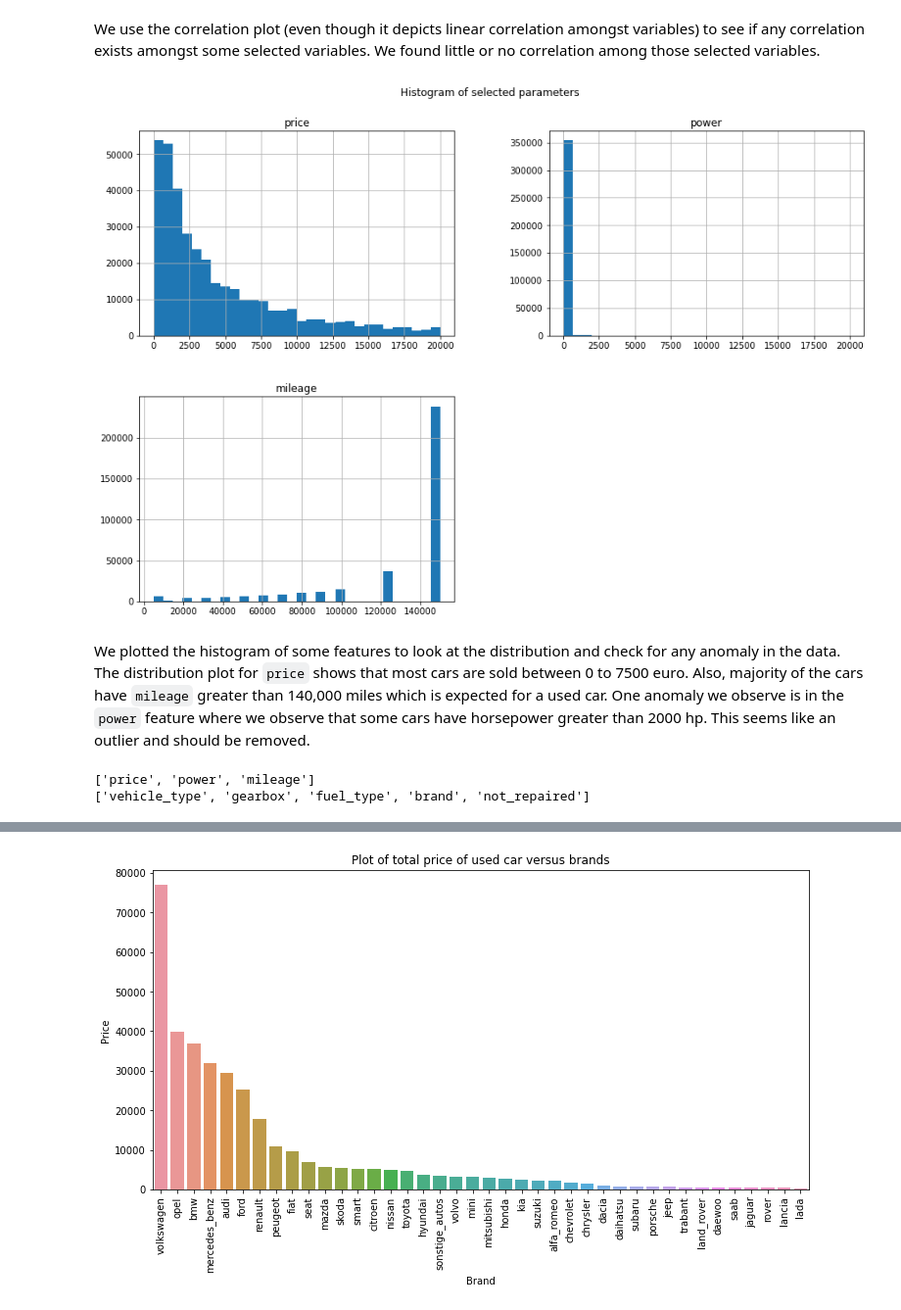
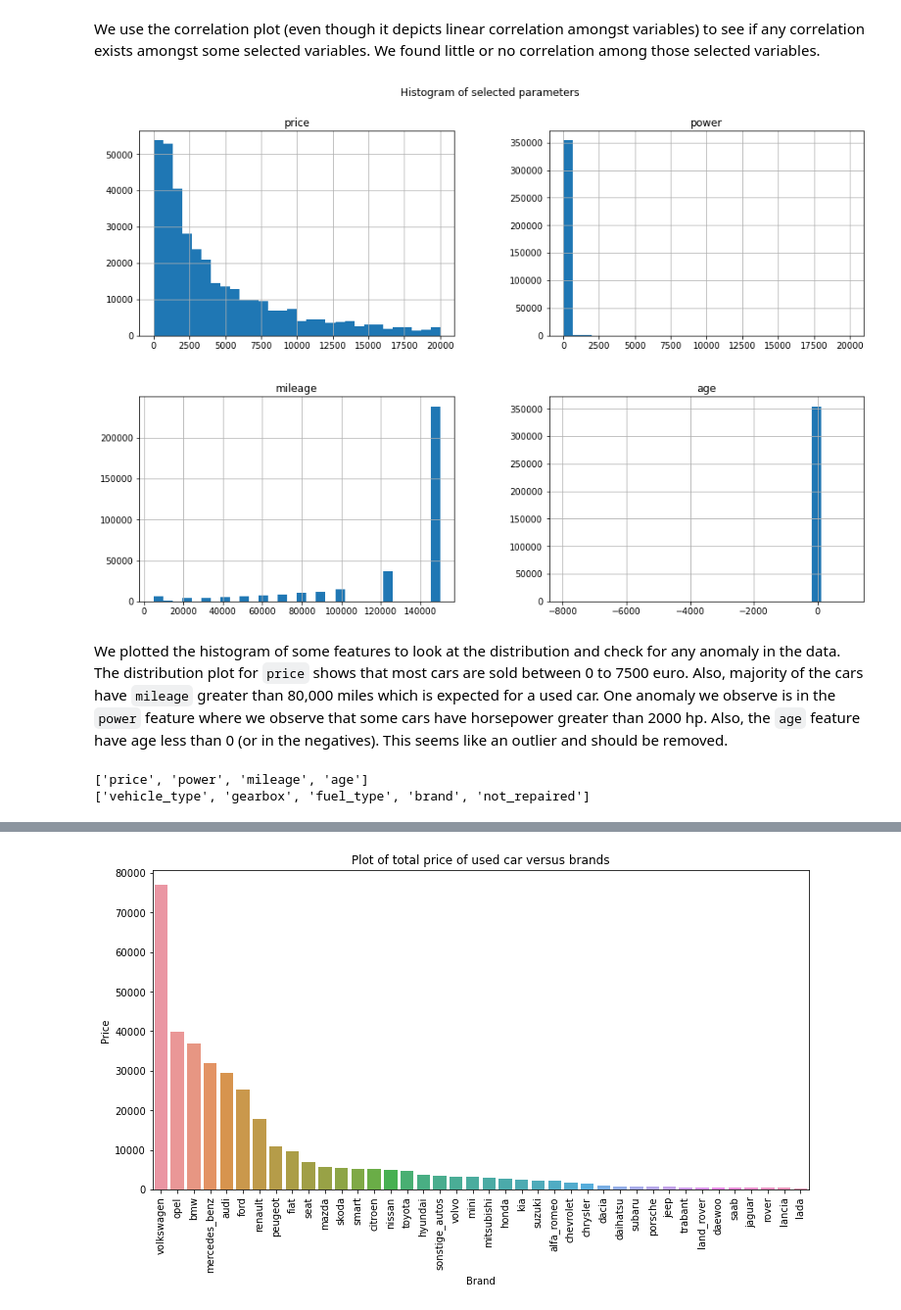
Before and after one commit to chuksoo/vehicle_price_predictionML, a Jupyter notebook: vehicle_price_predictionML.ipynb, the cells around one changed output, grey strips where cells are left out. Shown at 98% size. Saved outputs shown, nothing was run; the diff lists cells and outputs as text; code cells hidden in the pictures.

Commit message:
Completed data preprocessing

```diff
--- a/vehicle_price_predictionML.ipynb
+++ b/vehicle_price_predictionML.ipynb
@@ -437,7 +437,7 @@ Now we have our data in the right datatype and reduced memory usage by using `in
 ### Feature engineering
 # %%
 # add new features to tdata
-df['age'] = df['date_crawled'].dt.year - df['registration_year']
+df['age'] = df['date_created'].dt.year - df['registration_year']
 df.head()
 # %% [output]
 |  | date_crawled | price | vehicle_type | registration_year | gearbox | power | model | mileage | ... |
@@ -483,17 +483,17 @@ corr_matrix(corr_df, 'used car data')
 We use the correlation plot (even though it depicts linear correlation amongst variables) to see if any correlation exists amongst some selected variables. We found little or no correlation among those selected variables.
 # %%
 # histogram of selected variables
-df[['price', 'power', 'mileage']].hist(bins=30, figsize=(15, 10))
+df[['price', 'power', 'mileage', 'age']].hist(bins=30, figsize=(15, 10))
 plt.suptitle('Histogram of selected parameters', y=0.95);
 # %% [output]
-[figure, old version]
+[figure, new version]
 # %% [markdown]
-We plotted the histogram of some features to look at the distribution and check for any anomaly in the data. The distribution plot for `price` shows that most cars are sold between 0 to 7500 euro. Also, majority of the cars have `mileage` greater than 140,000 miles which is expected for a used car. One anomaly we observe is in the `power` feature where we observe that some cars have horsepower greater than 2000 hp. This seems like an outlier and should be removed.
+We plotted the histogram of some features to look at the distribution and check for any anomaly in the data. The distribution plot for `price` shows that most cars are sold between 0 to 7500 euro. Also, majority of the cars have `mileage` greater than 80,000 miles which is expected for a used car. One anomaly we observe is in the `power` feature where we observe that some cars have horsepower greater than 2000 hp. Also, the `age` feature have age less than 0 (or in the negatives). This seems like an outlier and should be removed.
 # %%
 # populate the list of numeric and categorical attributes
 num_list = []
 cat_list = []
-plot_data = df[['price', 'vehicle_type', 'gearbox', 'power', 'mileage', 'fuel_type', 'brand', 'not_repaired']]
+plot_data = df[['price', 'vehicle_type', 'gearbox', 'power', 'mileage', 'fuel_type', 'brand', 'not_repaired', 'age']]
 
 for column in plot_data:
     if is_numeric_dtype(plot_data[column]):
@@ -504,7 +504,7 @@ for column in plot_data:
 print(num_list)
 print(cat_list)
 # %% [output]
-['price', 'power', 'mileage']
+['price', 'power', 'mileage', 'age']
 ['vehicle_type', 'gearbox', 'fuel_type', 'brand', 'not_repaired']
 # %%
 # create histogram and bar chart
```
Also changed, not shown: parts of 12 cells of this notebook.
